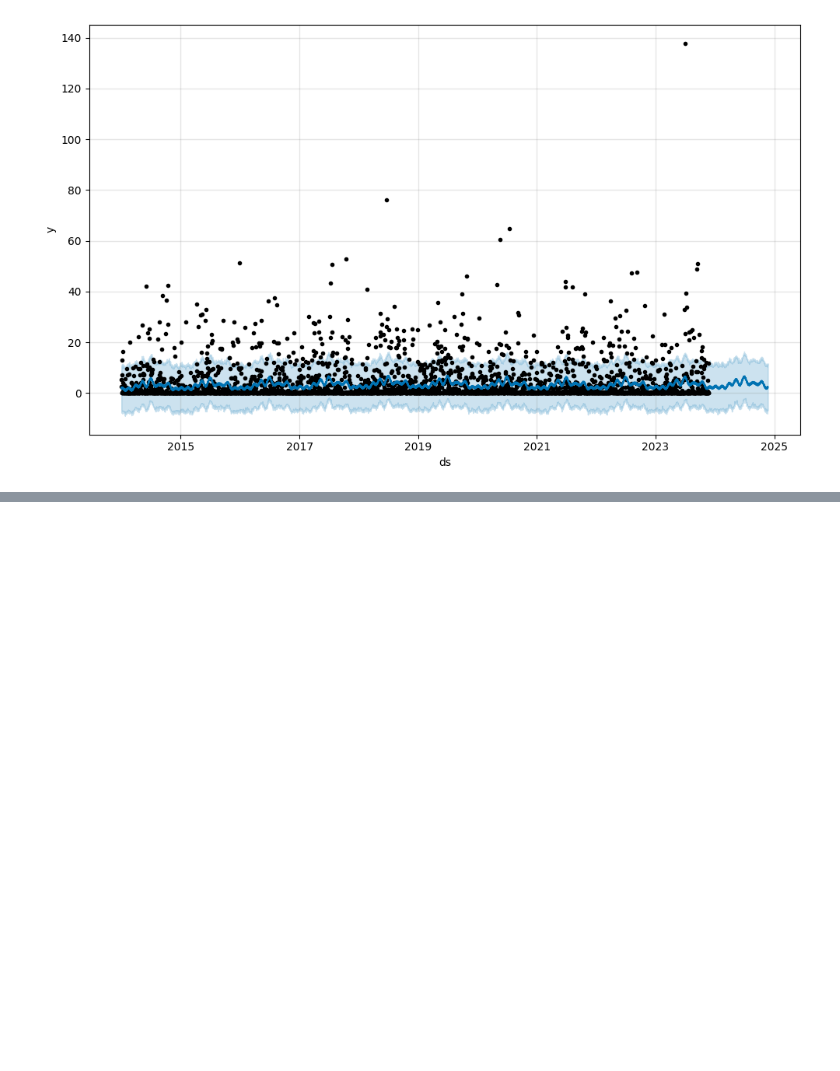
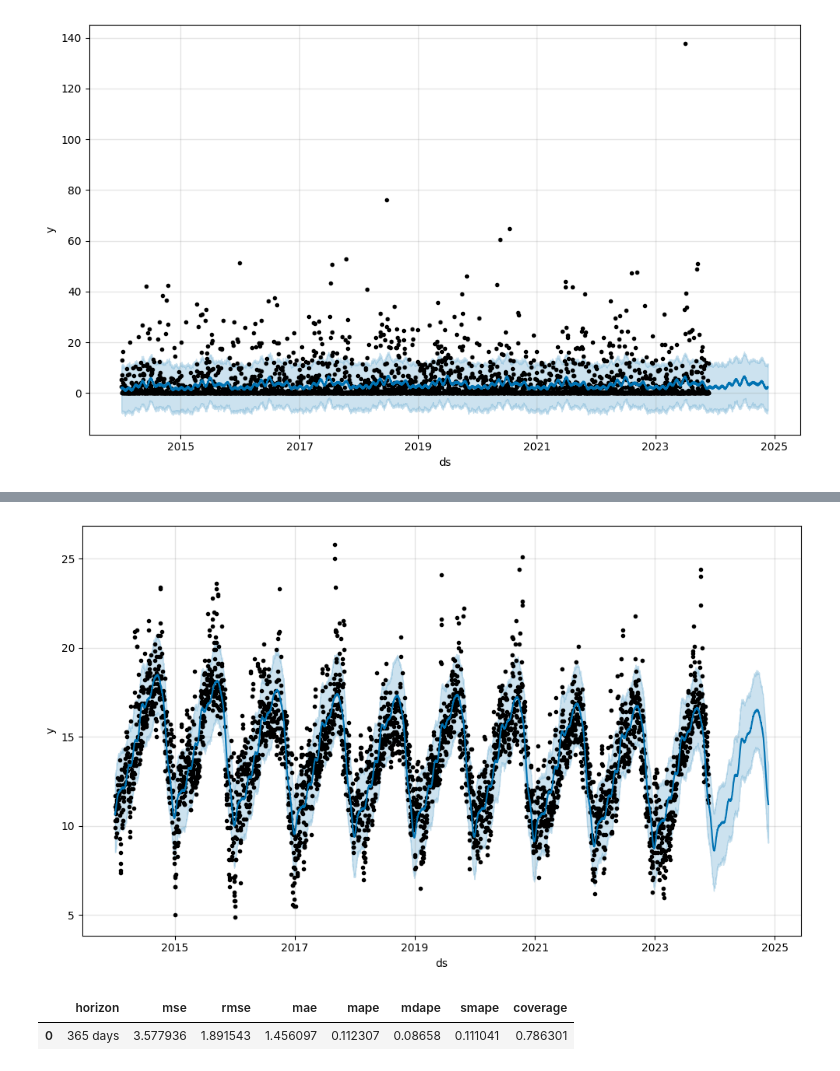
Before and after one commit to elliottjones56/Weather, a Jupyter notebook: code/vijay-starter.ipynb, the cells around one changed output, grey strips where cells are left out. Saved outputs shown, nothing was run; the diff lists cells and outputs as text; code cells hidden in the pictures; blank space fills up the shorter version.

```diff
--- a/code/vijay-starter.ipynb
+++ b/code/vijay-starter.ipynb
@@ -510,0 +546,11 @@ m.plot(forecast);
+# %%
+X = sf[['time', 'temperature_2m_mean (°C)']]
+
+X.columns = ['ds', 'y']
+
+m = prophet.Prophet().fit(X)
+
+forecast = m.predict(m.make_future_dataframe(periods = 365))
+
+m.plot(forecast);
+# %% [output]
@@ -510,0 +559 @@ m.plot(forecast);
+[figure, added]
@@ -510,0 +563,5 @@ m.plot(forecast);
+# %%
+df_p.head()
+# %% [output]
+|  | horizon | mse | rmse | mae | mape | mdape | smape | coverage |
+| 0 | 365 days | 3.577936 | 1.891543 | 1.456097 | 0.112307 | 0.08658 | 0.111041 | 0.786301 |
```
Also changed, not shown: parts of 14 cells of this notebook.
